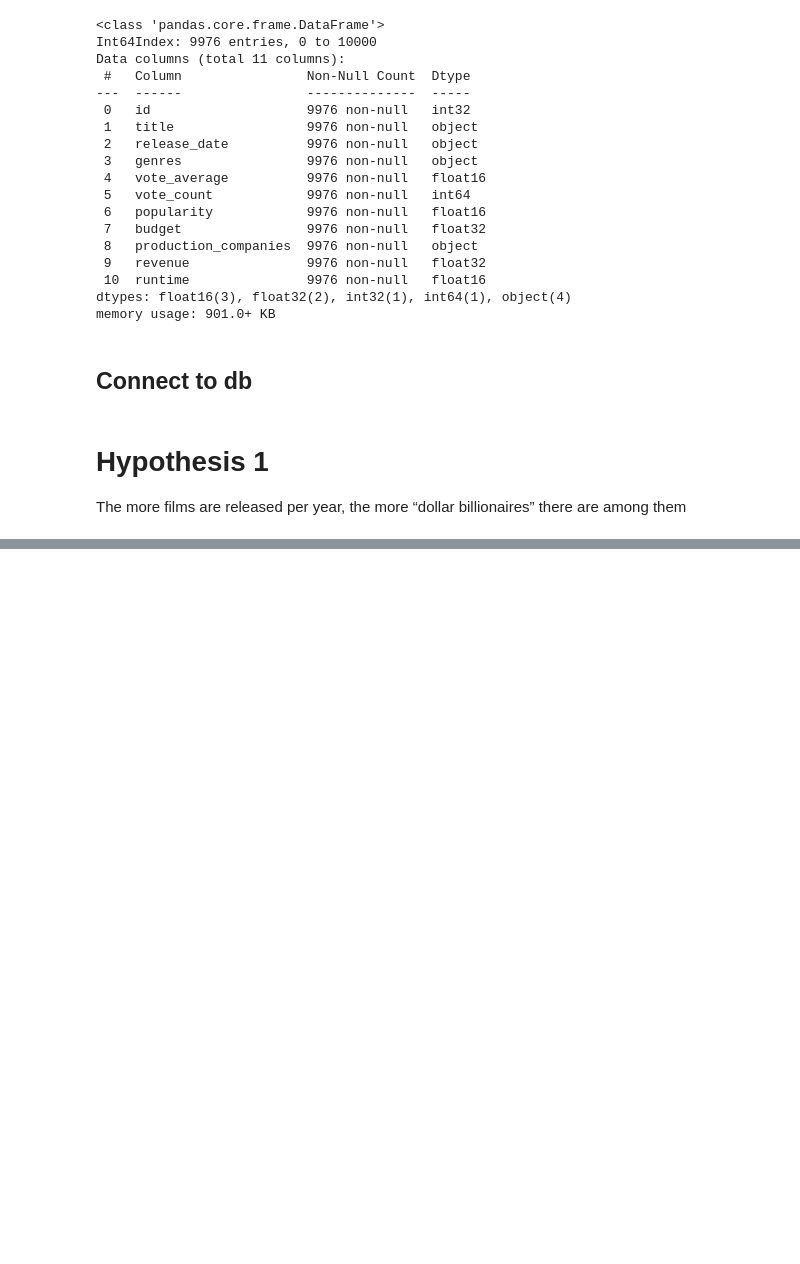
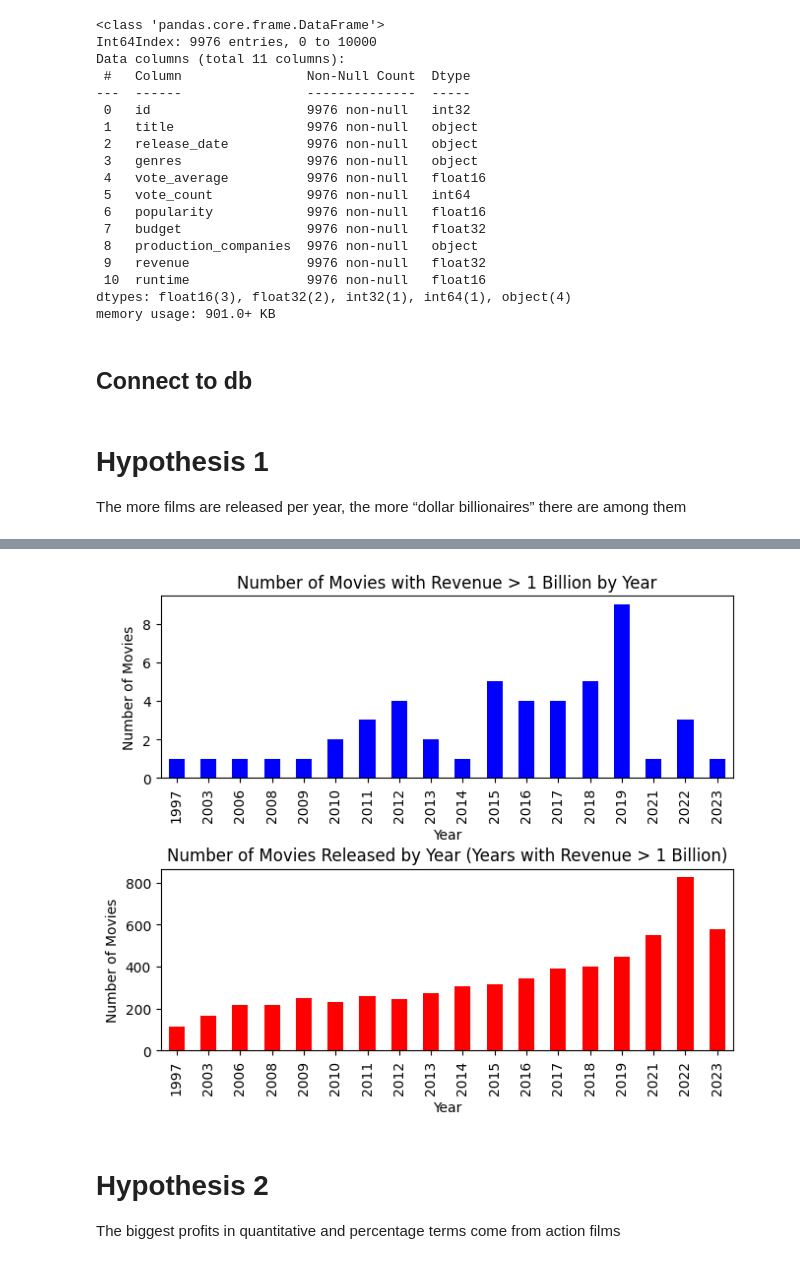
Before and after one commit to dkalenov/TMDB-Movie-Data-Analysis, a Jupyter notebook: TMDB_Movie_Data_Analysis.ipynb, the cells around one changed output, grey strips where cells are left out. Drawn from its saved outputs; the diff is of its cells as text; code cells hidden in the pictures; blank space fills up the shorter version.

```diff
--- a/TMDB_Movie_Data_Analysis.ipynb
+++ b/TMDB_Movie_Data_Analysis.ipynb
@@ -432,0 +458,44 @@ pd.DataFrame(rows, columns = ('movies_count', 'year', 'total_amount'))
+# %%
+# Output graphs for data visualization
+
+get_ipython().run_line_magic('matplotlib', 'inline')
+
+# create a copy of the table
+df_top_movies = df.copy()
+
+# Code for the first chart
+df_top_movies['release_date'] = pd.to_datetime(df['release_date']) # set release_date to date format
+df_top_movies['year'] = df_top_movies['release_date'].dt.year # leave only the year, create a year column
+
+revenue_max = df_top_movies[df_top_movies['revenue'] > 1000000000] # select films with gross receipts above 1000000000
+movies_count = revenue_max.groupby('year').size() # group by year column
+
+
+# First chart
+plt.subplot(2, 1, 1) # will display the plot on top
+movies_count.plot(kind='bar', color='blue', figsize=(7.5, 6))
+plt.xlabel('Year')
+plt.ylabel('Number of Movies')
+plt.title('Number of Movies with Revenue > 1 Billion by Year')
+plt.grid(False) # removes the grid from the graph
+
+# Code for the second chart
+filtered_year = df_top_movies[df_top_movies['year'].isin(revenue_max['year'].unique())]
+movies_count_filtered = filtered_year.groupby('year').size()
+
+# Second chart
+plt.subplot(2, 1, 2)# will display the plot below
+movies_count_filtered.plot(kind='bar', color='red')
+plt.xlabel('Year')
+plt.ylabel('Number of Movies')
+plt.title('Number of Movies Released by Year (Years with Revenue > 1 Billion)')
+plt.grid(False)
+
+plt.subplots_adjust(hspace=0.5)
+plt.show()
+# %% [output]
+[figure, added]
+# %% [markdown]
+# Hypothesis 2
+
+The biggest profits in quantitative and percentage terms come from action films
```
Also changed, not shown: parts of 3 cells of this notebook.
